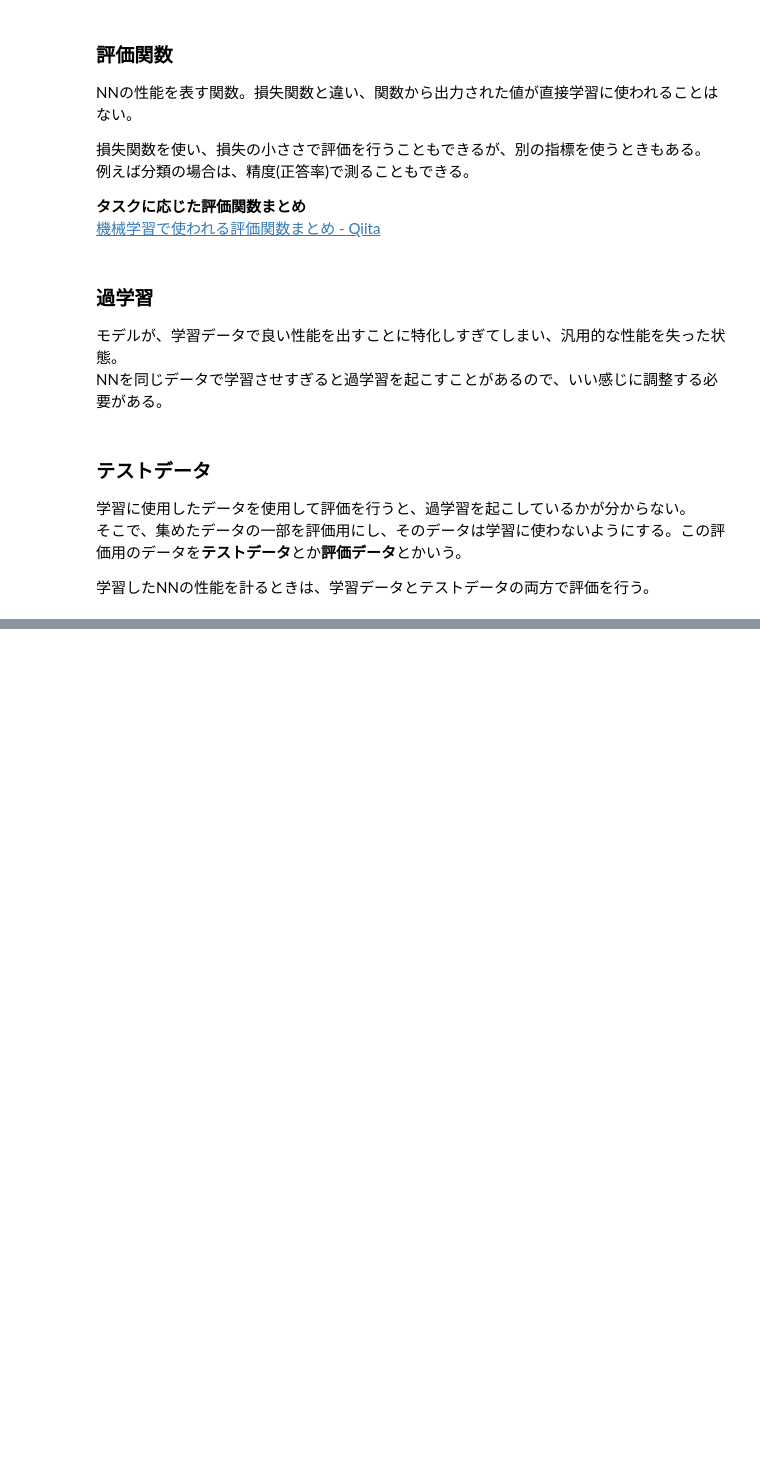
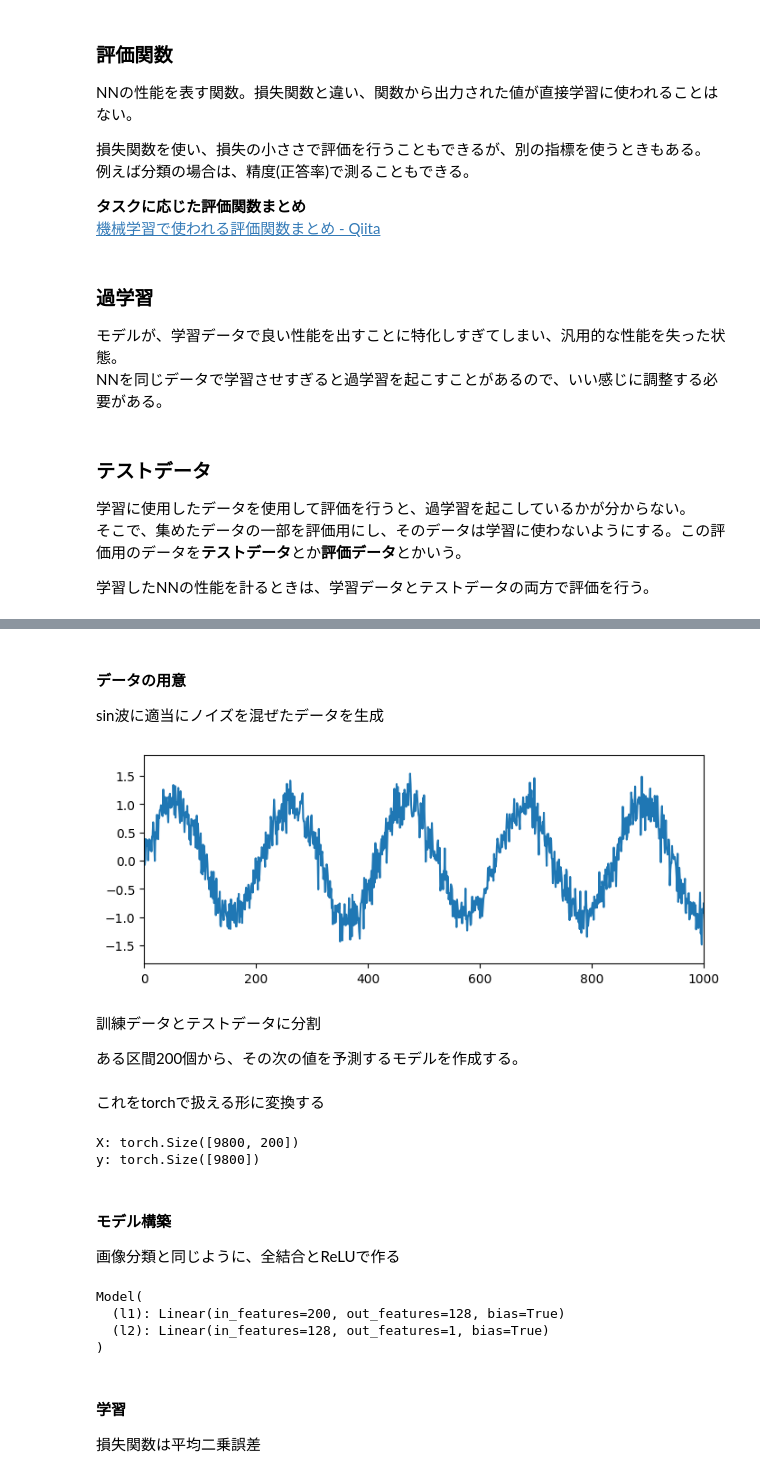
Before and after one commit to misya11p/deep-learning, a Jupyter notebook: nn.ipynb, the cells around one changed output, grey strips where cells are left out. Saved outputs shown, nothing was run; the diff lists cells and outputs as text; code cells hidden in the pictures; blank space fills up the shorter version.

```diff
--- a/nn.ipynb
+++ b/nn.ipynb
@@ -8,6 +8,7 @@
 # %%
 import numpy as np
 import matplotlib.pyplot as plt
+plt.style.use('default')
 # %% [markdown]
 ---
 
@@ -1581,0 +1278,19 @@ loss:0.21938154101371765, acc:0.9336000084877014
+# %%
+plt.rcParams['figure.figsize'] = (8, 3)
+# %% [markdown]
+#### データの用意
+
+sin波に適当にノイズを混ぜたデータを生成
+# %%
+n_samples = 10000
+t = np.linspace(0, 300, n_samples)
+sin = np.sin(t)
+sin += np.random.normal(size=n_samples, scale=0.2)
+plt.xlim(0, 1000)
+plt.plot(sin);
+# %% [output]
+[figure, added]
+# %% [markdown]
+訓練データとテストデータに分割
+
+ある区間200個から、その次の値を予測するモデルを作成する。
@@ -1581,0 +1301,24 @@ loss:0.21938154101371765, acc:0.9336000084877014
+# %% [markdown]
+これをtorchで扱える形に変換する
+# %%
+# tensor型に変換
+X = torch.tensor(X, dtype=torch.float32)
+y = torch.tensor(y, dtype=torch.float32)
+print('X:', X.size())
+print('y:', y.size())
+
+# DataLoaderに変換
+batch_size = 256
+datasets = torch.utils.data.TensorDataset(X, y)
+data_loader = torch.utils.data.DataLoader(
+    dataset=datasets,
+    batch_size=batch_size,
+    shuffle=True
+    )
+# %% [output]
+X: torch.Size([9800, 200])
+y: torch.Size([9800])
+# %% [markdown]
+#### モデル構築
+
+画像分類と同じように、全結合とReLUで作る
@@ -1581,0 +1338,12 @@ loss:0.21938154101371765, acc:0.9336000084877014
+# %%
+model = Model().to(device)
+model
+# %% [output]
+Model(
+  (l1): Linear(in_features=200, out_features=128, bias=True)
+  (l2): Linear(in_features=128, out_features=1, bias=True)
+)
+# %% [markdown]
+#### 学習
+
+損失関数は平均二乗誤差
```
Also changed, not shown: parts of 109 cells of this notebook, 1 other file.
